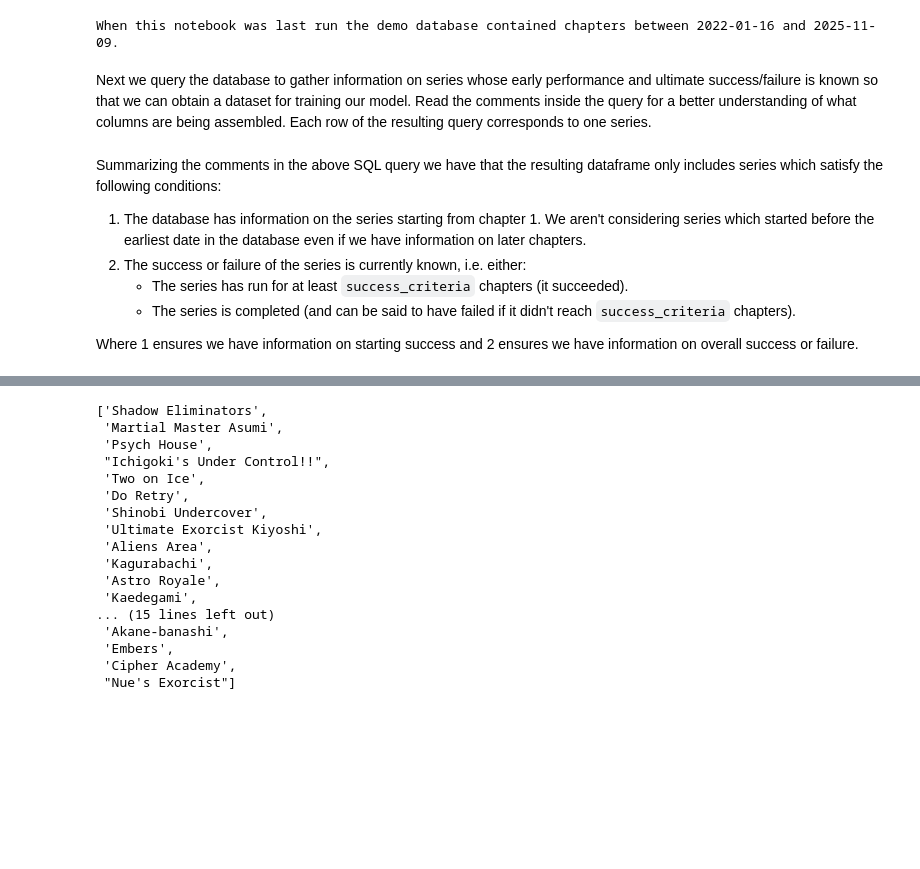
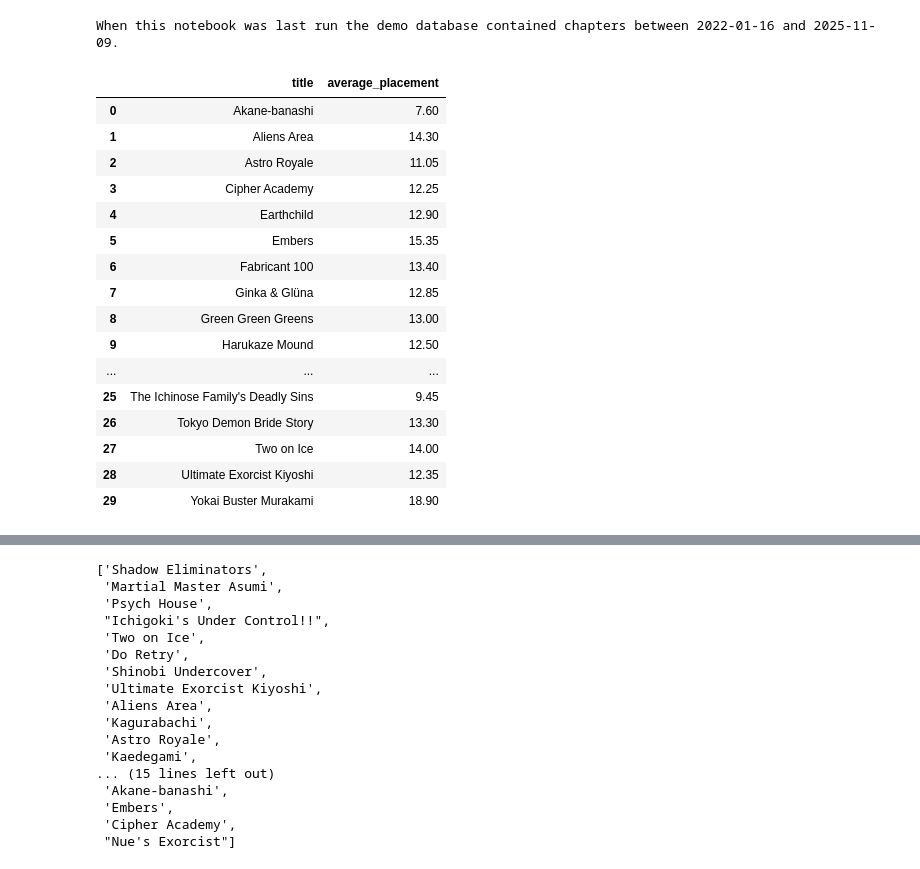
Before and after one commit to DevinGent/shonen-jump-sql, a Jupyter notebook: model_testing.ipynb, the cells around one changed output, grey strips where cells are left out. Cells and saved outputs as stored; diff of their text form; code cells hidden in the pictures; blank space fills up the shorter version.

```diff
--- a/model_testing.ipynb
+++ b/model_testing.ipynb
@@ -64,5 +67,3 @@ date_range=cursor.fetchone()
 print(f"When this notebook was last run the demo database contained chapters between {date_range[0]} and {date_range[1]}.")
 # %% [output]
 When this notebook was last run the demo database contained chapters between 2022-01-16 and 2025-11-09.
-# %% [markdown]
-Next we query the database to gather information on series whose early performance and ultimate success/failure is known so that we can obtain a dataset for training our model.  Read the comments inside the query for a better understanding of what columns are being assembled.  Each row of the resulting query corresponds to one series.
@@ -116,9 +70,22 @@ ORDER BY title;
-# %% [markdown]
-Summarizing the comments in the above SQL query we have that the resulting dataframe only includes series which satisfy the following conditions:
-
-1. The database has information on the series starting from chapter 1. We aren't considering series which started before the earliest date in the database even if we have information on later chapters.
-2. The success or failure of the series is currently known, i.e. either:
-    * The series has run for at least `success_criteria` chapters (it succeeded).
-    * The series is completed (and can be said to have failed if it didn't reach `success_criteria` chapters).
-
-Where 1 ensures we have information on starting success and 2 ensures we have information on overall success or failure.
+# %%
+simple=dbfunc.average_placements(connection, 20)
+# %%
+simple
+# %% [output]
+|  | title | average_placement |
+| 0 | Akane-banashi | 7.60 |
+| 1 | Aliens Area | 14.30 |
+| 2 | Astro Royale | 11.05 |
+| 3 | Cipher Academy | 12.25 |
+| 4 | Earthchild | 12.90 |
+| 5 | Embers | 15.35 |
+| 6 | Fabricant 100 | 13.40 |
+| 7 | Ginka & Glüna | 12.85 |
+| 8 | Green Green Greens | 13.00 |
+| 9 | Harukaze Mound | 12.50 |
+| ... | ... | ... |
+| 25 | The Ichinose Family's Deadly Sins | 9.45 |
+| 26 | Tokyo Demon Bride Story | 13.30 |
+| 27 | Two on Ice | 14.00 |
+| 28 | Ultimate Exorcist Kiyoshi | 12.35 |
+| 29 | Yokai Buster Murakami | 18.90 |
```
Also changed, not shown: parts of 29 cells of this notebook, 2 other files.
